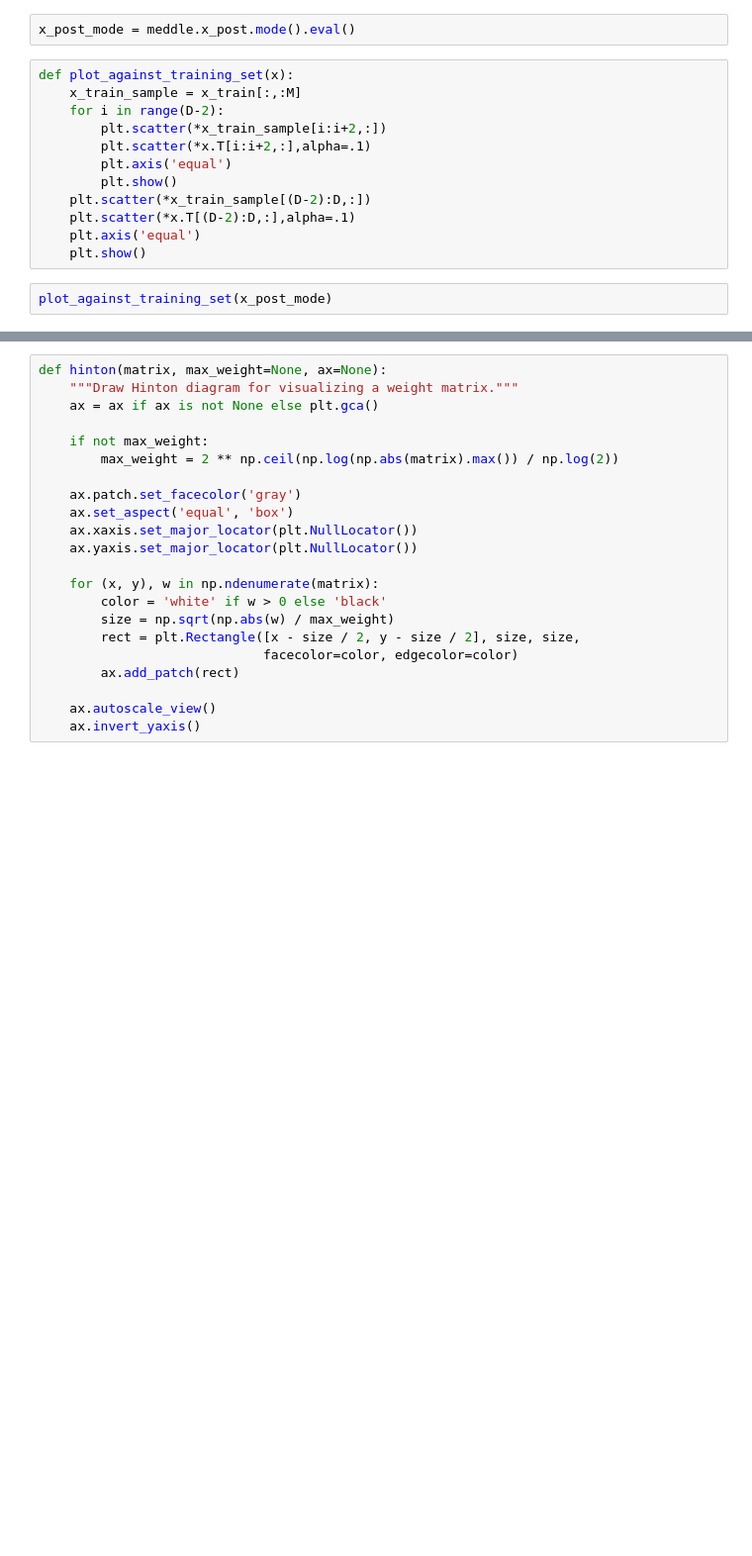
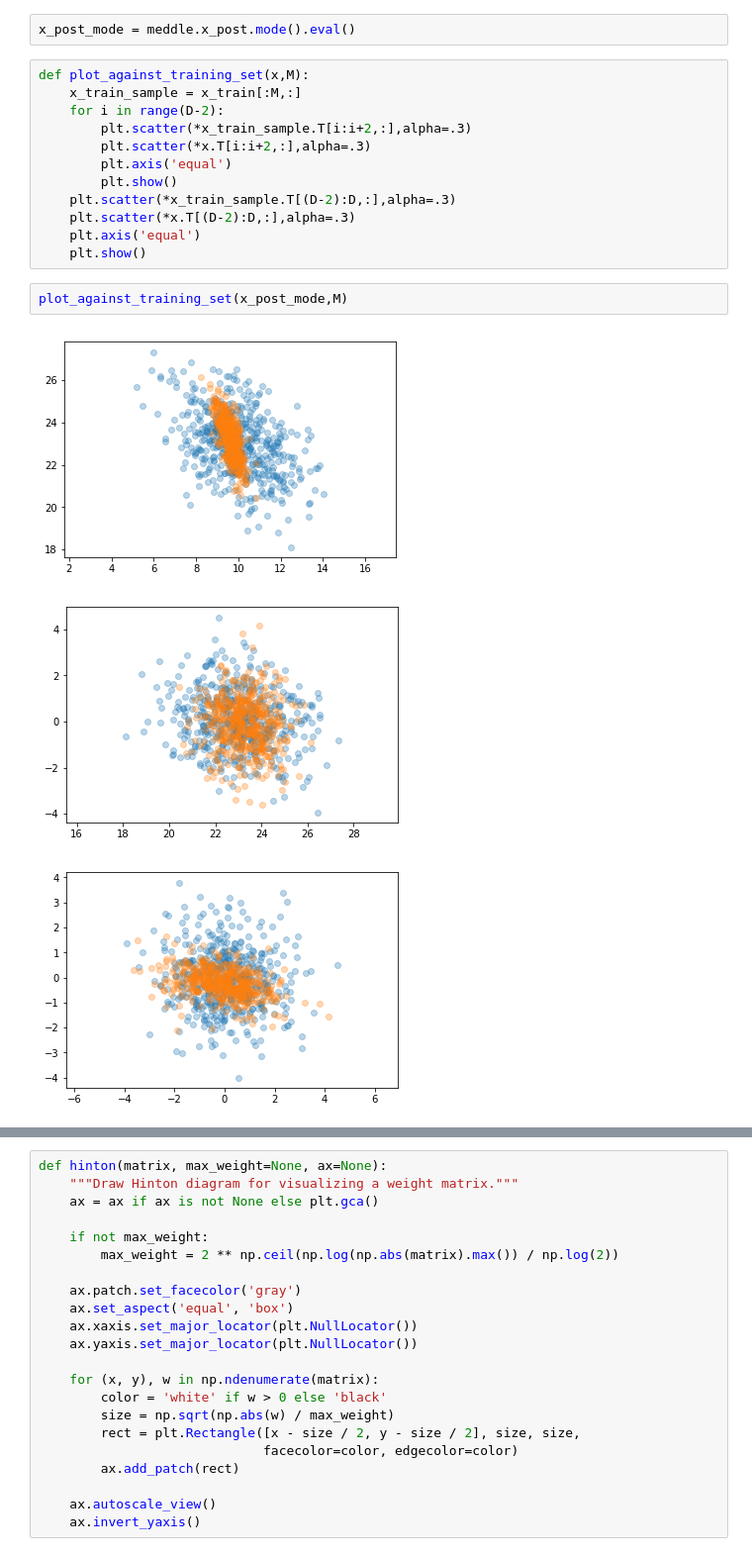
Before and after one commit to deoxyribose/auml, a Jupyter notebook: edward-factor/factor_model-horseshoe.ipynb, the cells around one changed output, grey strips where cells are left out. Shown: that part at 99% size. Saved outputs shown, nothing was run; the diff lists cells and outputs as text; blank space fills up the shorter version.

```diff
--- a/edward-factor/factor_model-horseshoe.ipynb
+++ b/edward-factor/factor_model-horseshoe.ipynb
@@ -246,16 +283,20 @@ meddle.posterior_predictive_check(x_train[:,:M].T)
 # %%
 x_post_mode = meddle.x_post.mode().eval()
 # %%
-def plot_against_training_set(x):
-    x_train_sample = x_train[:,:M]
+def plot_against_training_set(x,M):
+    x_train_sample = x_train[:M,:]
     for i in range(D-2):
-        plt.scatter(*x_train_sample[i:i+2,:])
-        plt.scatter(*x.T[i:i+2,:],alpha=.1)
+        plt.scatter(*x_train_sample.T[i:i+2,:],alpha=.3)
+        plt.scatter(*x.T[i:i+2,:],alpha=.3)
         plt.axis('equal')
         plt.show()
-    plt.scatter(*x_train_sample[(D-2):D,:])
-    plt.scatter(*x.T[(D-2):D,:],alpha=.1)
+    plt.scatter(*x_train_sample.T[(D-2):D,:],alpha=.3)
+    plt.scatter(*x.T[(D-2):D,:],alpha=.3)
     plt.axis('equal')
     plt.show()
 # %%
-plot_against_training_set(x_post_mode)
+plot_against_training_set(x_post_mode,M)
+# %% [output]
+[figure, added]
+[figure, added]
+[figure, added]
```
Also changed, not shown: parts of 10 cells of this notebook.
